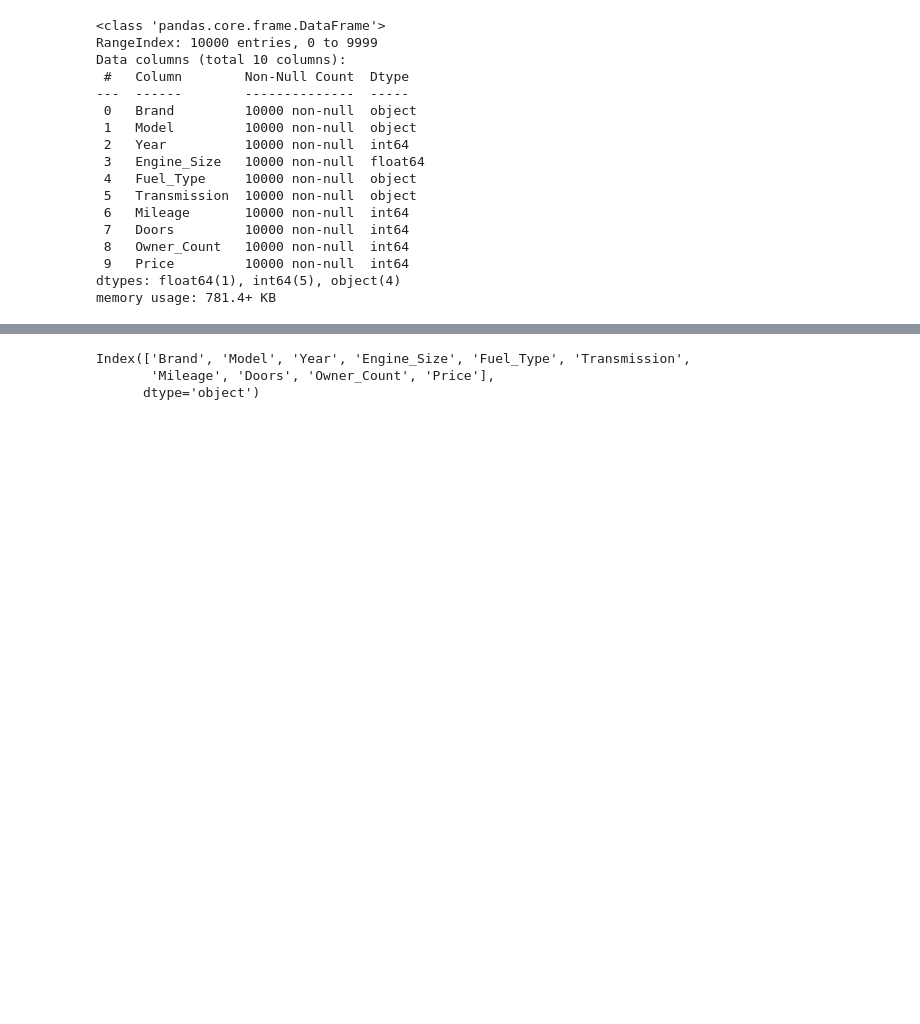
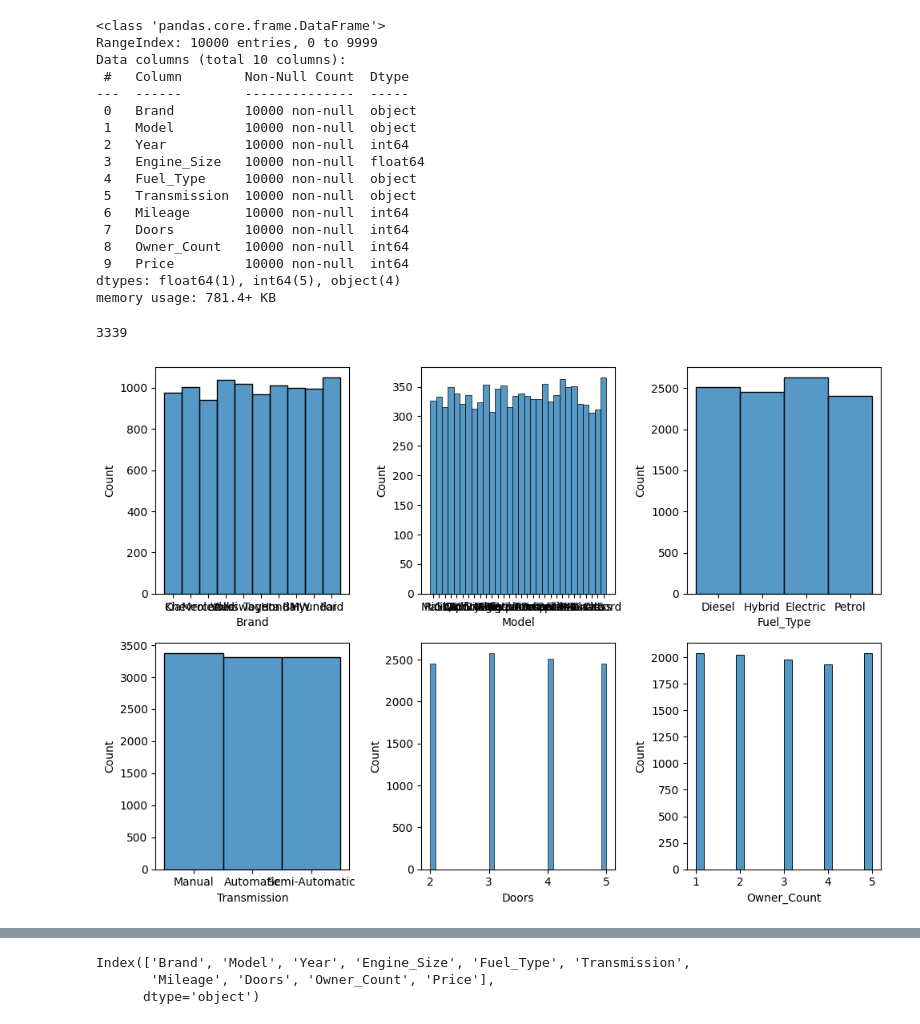
Before and after one commit to diegomacaya/car_study_eda, a Jupyter notebook: src/explore.ipynb, the cells around one changed output, grey strips where cells are left out. Drawn from its saved outputs; the diff is of its cells as text; code cells hidden in the pictures; blank space fills up the shorter version.

```diff
--- a/src/explore.ipynb
+++ b/src/explore.ipynb
@@ -36,3 +50,31 @@ Data columns (total 10 columns):
  9   Price         10000 non-null  int64
 dtypes: float64(1), int64(5), object(4)
 memory usage: 781.4+ KB
+# %%
+sales_df.duplicated().sum()
+print(sales_df['Price'].duplicated().sum())
+# %% [output]
+3339
+# %%
+import matplotlib.pyplot as plt
+import seaborn as sns
+
+fig, axis = plt.subplots(2,3,figsize=(10,7))
+#histogramas de las variables
+sns.histplot(ax= axis[0,0],data=sales_df,x='Brand')
+sns.histplot(ax= axis[0,1],data=sales_df,x='Model')
+sns.histplot(ax= axis[0,2],data=sales_df,x='Fuel_Type')
+sns.histplot(ax= axis[1,0],data=sales_df,x='Transmission')
+sns.histplot(ax= axis[1,1],data=sales_df,x='Doors')
+sns.histplot(ax= axis[1,2],data=sales_df,x='Owner_Count')
+#plt.xticks(rotation=45, ha='right', fontsize=10)
+#plt.setp(axis[0, 0].xaxis.get_majorticklabels(), rotation=90, ha='right')
+#plt.setp(axis[1, 2].xaxis.get_majorticklabels(), rotation=90, ha='right')
+
+#para borrar graficos en blanco
+#fig.delaxes(axis[1,2])
+
+plt.tight_layout()
+plt.show()
+# %% [output]
+[figure, added]
```
Also changed, not shown: parts of 14 cells of this notebook, 2 other files.
